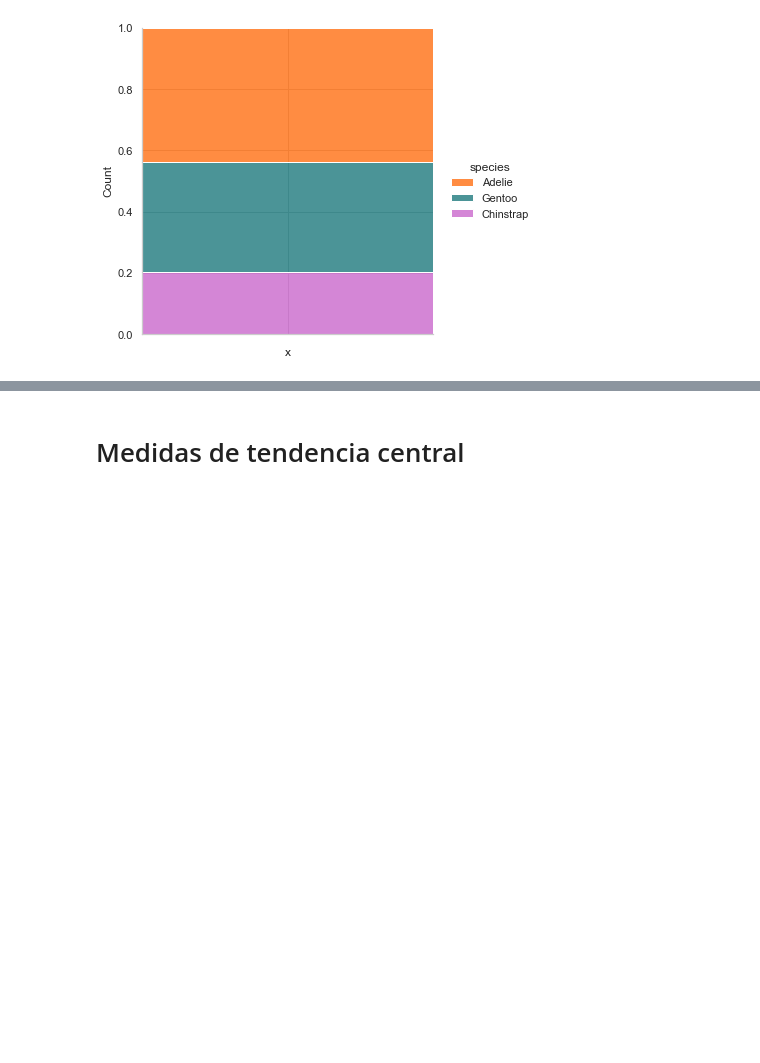
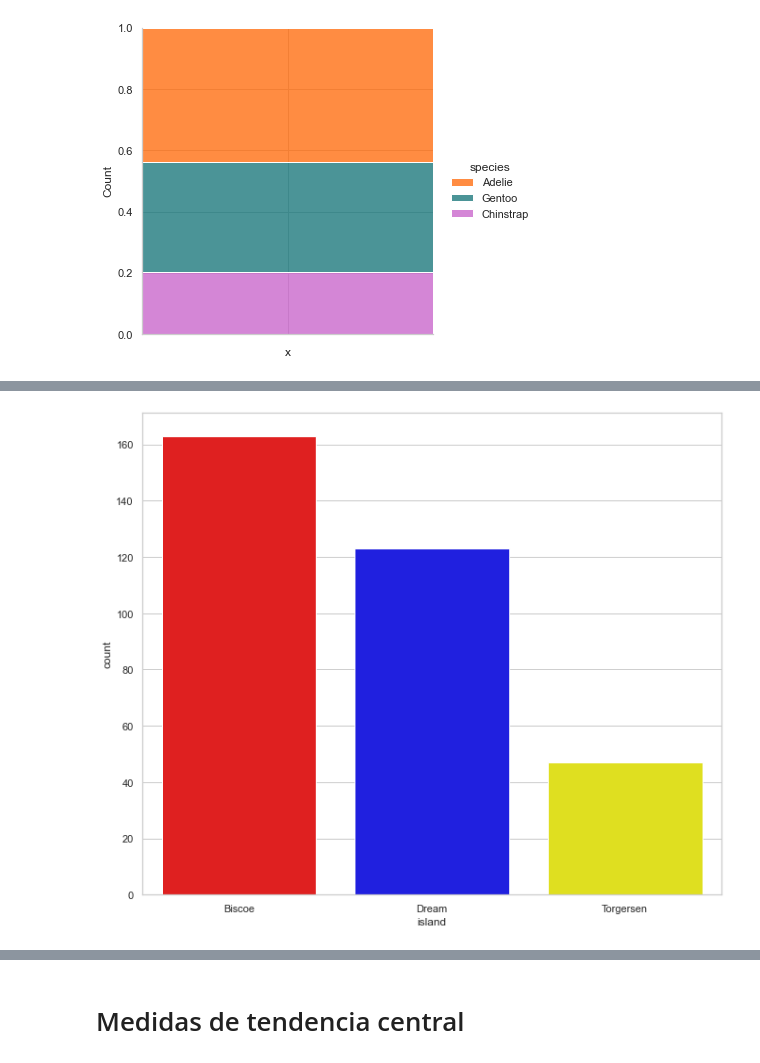
Before and after one commit to PyColls/python-eda, a Jupyter notebook: pinguins_eda.ipynb, the cells around one changed output, grey strips where cells are left out. Saved outputs shown, nothing was run; the diff lists cells and outputs as text; code cells hidden in the pictures; blank space fills up the shorter version.

```diff
--- a/pinguins_eda.ipynb
+++ b/pinguins_eda.ipynb
@@ -416,0 +456,20 @@ sns.catplot(
+# %%
+# Graficando con Seaborn y barplot.
+
+(
+    processed_penguins
+    .value_counts('island', sort=True)
+    .reset_index(name='count')
+    .pipe(
+        lambda df: (
+            sns.barplot(
+                data = df,
+                x = 'island',
+                y = 'count',
+                palette = island_color
+            )
+        )
+    )
+);
+# %% [output]
+[figure, added]
```
Also changed, not shown: parts of 20 cells of this notebook.
